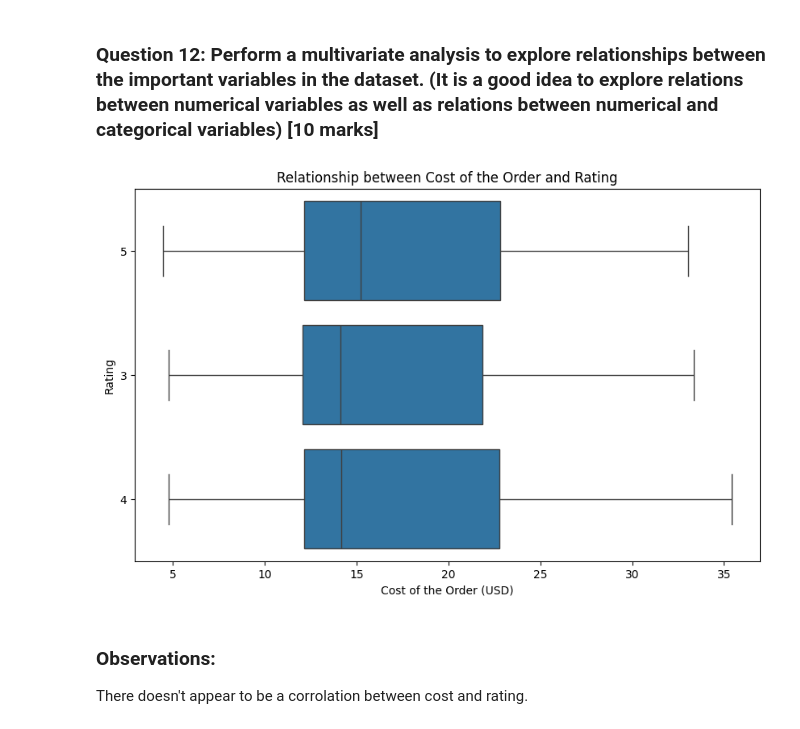
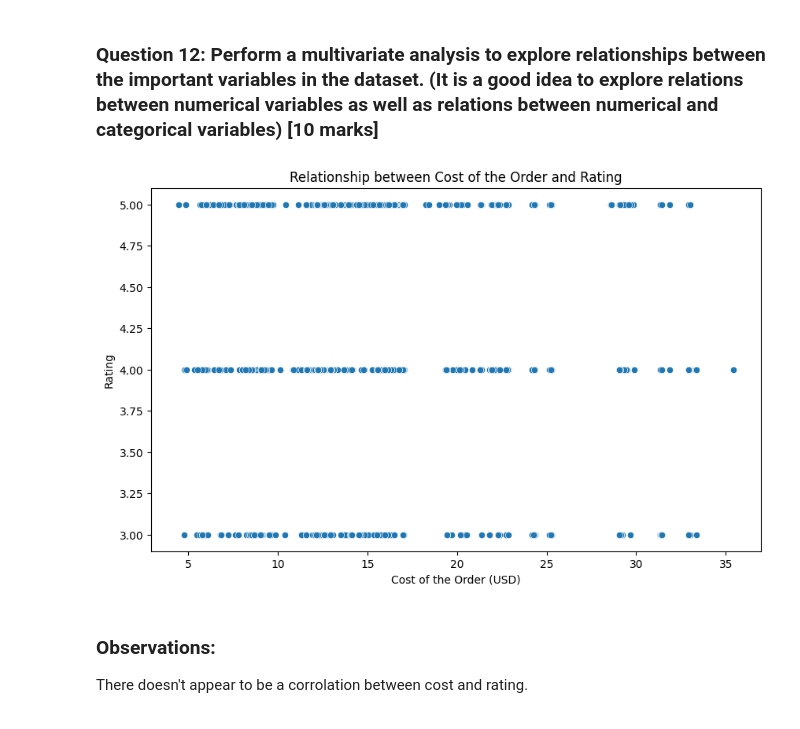
Before and after one commit to pieterkdevilliers/mit-foodhub, a Jupyter notebook: notebooks/FDS_Project_LearnerNotebook_FullCode.ipynb, the cells around one changed output. Cells and saved outputs as stored; diff of their text form; code cells hidden in the pictures.

```diff
--- a/notebooks/FDS_Project_LearnerNotebook_FullCode.ipynb
+++ b/notebooks/FDS_Project_LearnerNotebook_FullCode.ipynb
@@ -374,13 +440,13 @@ The top 3 customers, and the number of orders they placed are:
 # %%
 # Explore relationship between cost of the order and rating
 plt.figure(figsize=(10, 6))
-sns.boxplot(x='cost_of_the_order', y='rating', data=df)
+sns.scatterplot(x='cost_of_the_order', y='rating', data=df)
 plt.title('Relationship between Cost of the Order and Rating')
 plt.xlabel('Cost of the Order (USD)')
 plt.ylabel('Rating')
 plt.show()
 # %% [output]
-[figure, old version]
+[figure, new version]
 # %% [markdown]
 ### Observations:
 There doesn't appear to be a corrolation between cost and rating.
```
Also changed, not shown: parts of 34 cells of this notebook, 1 other file.
